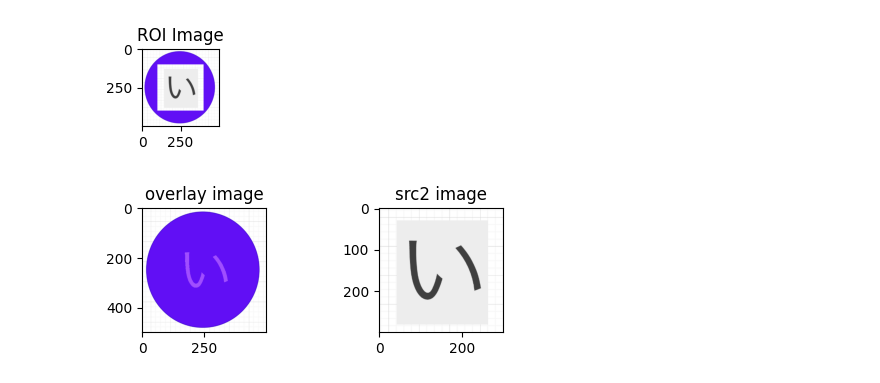
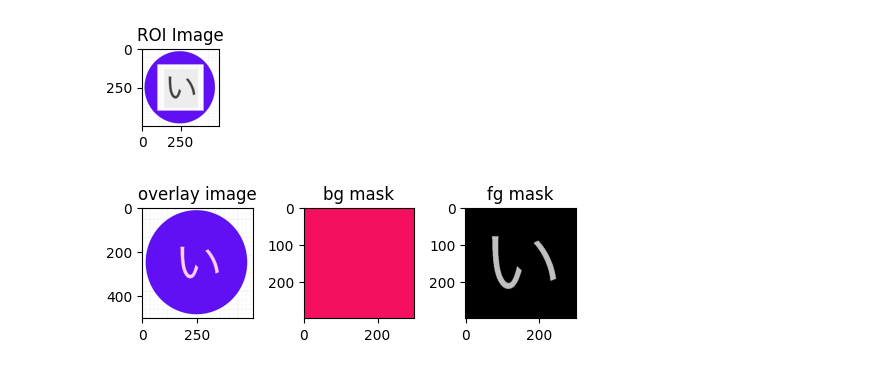
Before and after one commit to nisida/python_training, a Jupyter notebook: opencv_image.ipynb, the cells around one changed output. Drawn from its saved outputs; the diff is of its cells as text; code cells hidden in the pictures.

```diff
--- a/opencv_image.ipynb
+++ b/opencv_image.ipynb
@@ -271,36 +273,41 @@ roi_x_stat = 100
 
 rows, cols = img_src2.shape[:2]
 y_end, x_end = roi_y_stat + rows, roi_x_stat + cols
 
 img_src2_rgb = img_src2
 img_src2_gray = cv2.cvtColor(img_src2_rgb, cv2.COLOR_BGR2GRAY)
 
 # debug
 #fig, ax = plt.subplots(1, 1, figsize=(4, 1))
 #ax.imshow(cc(img_src2_gray))
 #ax.set_title('src2 gray image')
 #plt.show()
 
-ret, mask = cv2.threshold(img_src2_gray, 100, 130, cv2.THRESH_BINARY_INV)
+ret, mask = cv2.threshold(img_src2_gray, 110, 150, cv2.THRESH_BINARY_INV)
 #print("mask = ", mask)
 roi = img_src1[roi_y_stat:y_end, roi_x_stat:x_end]
 
 mask_inv = cv2.bitwise_not(mask)
 
 bg_mask = cv2.bitwise_and(roi, roi, mask = mask_inv)
 
-fg_mask = cv2.bitwise_and(img_src2_rgb, img_src2_rgb, mask = mask)
+#fg_mask = cv2.bitwise_and(img_src2_rgb, img_src2_rgb, mask = mask)
+fg_mask = cv2.bitwise_not(img_src2_gray, mask = mask)
+fg_mask = cv2.cvtColor(fg_mask, cv2.COLOR_GRAY2BGR)
 
+#dst = cv2.add(bg_mask, fg_mask)
 dst = cv2.add(bg_mask, fg_mask)
 
 img_src1[roi_y_stat:y_end, roi_x_stat:x_end] = dst
 
-fig, ax = plt.subplots(1, 2, figsize=(5, 2))
+fig, ax = plt.subplots(1, 3, figsize=(5, 2))
 ax[0].imshow(cc(img_src1))
 ax[0].set_title('overlay image')
-ax[1].imshow(cc(img_src2))
-ax[1].set_title('src2 image')
+ax[1].imshow(bg_mask)
+ax[1].set_title('bg mask')
+ax[2].imshow(fg_mask)
+ax[2].set_title('fg mask')
 plt.tight_layout()
 plt.show()
 # %% [output]
-[figure, old version]
+[figure, new version]
```
Also changed, not shown: parts of 1 cell of this notebook.
